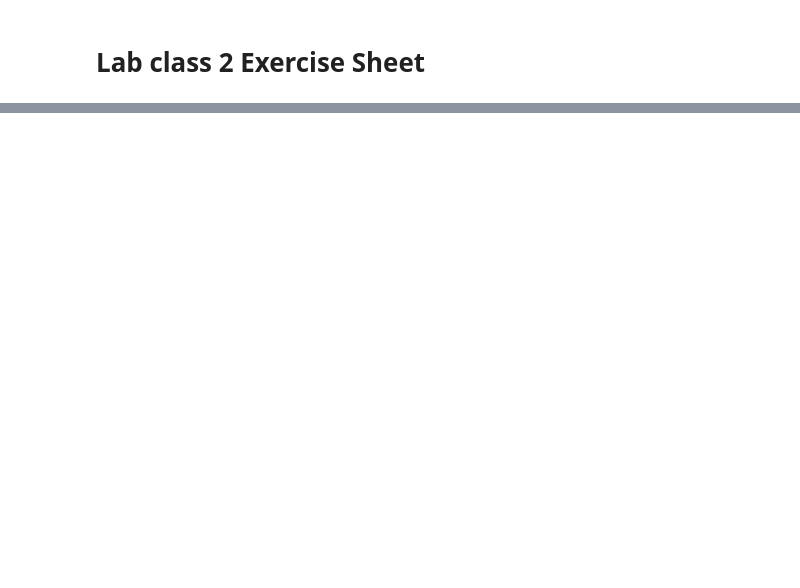
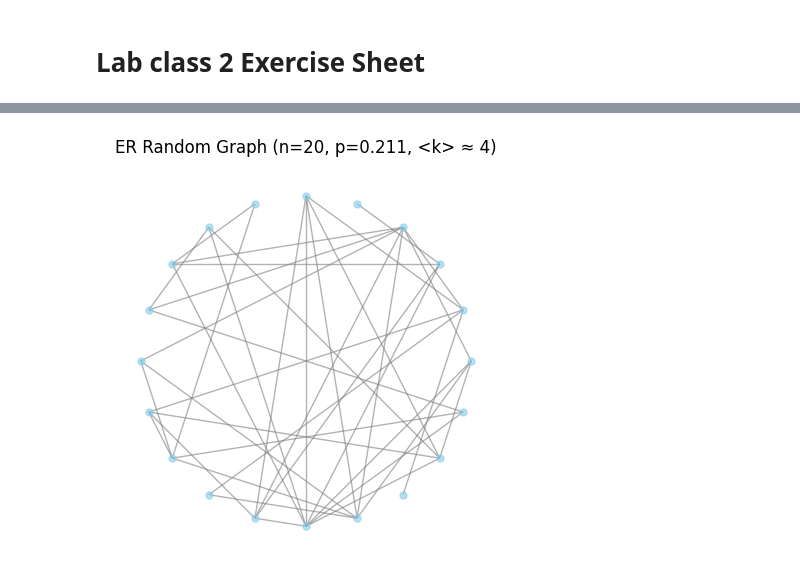
Before and after one commit to LukeBirkett/study-planner, a Jupyter notebook: 981G5_Network_Science/labs/week_2/week_2_lab.ipynb, the cells around one changed output, grey strips where cells are left out. Cells and saved outputs as stored; diff of their text form; code cells hidden in the pictures; blank space fills up the shorter version.

```diff
--- a/981G5_Network_Science/labs/week_2/week_2_lab.ipynb
+++ b/981G5_Network_Science/labs/week_2/week_2_lab.ipynb
@@ -108,0 +262,29 @@ If you remove both 0-degree and 1-degree nodes simultaneously, the impact on the
+# %%
+import networkx as nx
+import matplotlib.pyplot as plt
+
+n = 20
+target_k = 4
+p = target_k / (n - 1)  # Calculate p automatically
+
+# 1. Create the Erdos-Renyi random network
+G_erdos = nx.erdos_renyi_graph(n=n, p=p, seed=41)
+
+# 2. Set the figure size (larger is better for 100 nodes)
+plt.figure(figsize=(4, 4))
+
+# 3. Use a Circular Layout to show the symmetry
+pos = nx.circular_layout(G_erdos)
+
+# 4. Draw the graph
+nx.draw(G_erdos, pos,
+        node_size=25,
+        node_color='skyblue',
+        edge_color='gray',
+        alpha=0.6,
+        with_labels=False)
+
+plt.title(f"ER Random Graph (n={n}, p={p:.3f}, <k> ≈ {target_k})")
+plt.show()
+# %% [output]
+[figure, added]
```
Also changed, not shown: parts of 56 cells of this notebook.
